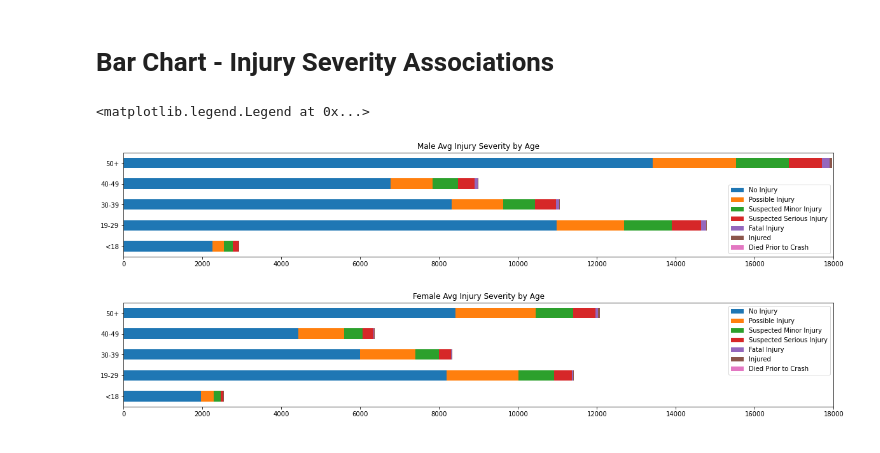
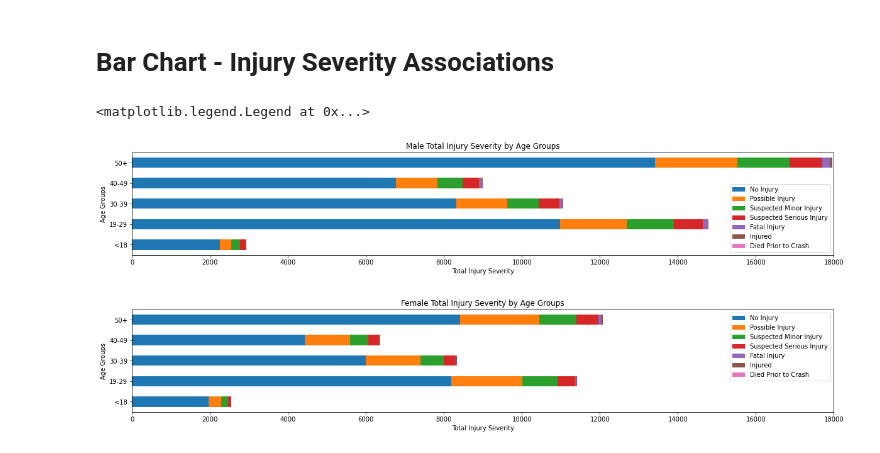
Before and after one commit to sudeshi1/Crash_Dummies, a Jupyter notebook: AutoInsuranceClaims.ipynb, the cells around one changed output. Drawn from its saved outputs; the diff is of its cells as text; code cells hidden in the pictures.

Commit message:
Added Labels to Graphs

```diff
--- a/AutoInsuranceClaims.ipynb
+++ b/AutoInsuranceClaims.ipynb
@@ -56,34 +56,38 @@ for x in range(7):
     ageGr5F = len(personCl.loc[(personCl['AGE_IM'] >= 50) & (personCl['SEX_IMNAME'] == 'Female') & (personCl['INJSEV_IM'] == x)])
 
     gr1M.append(ageGr1M)
     gr1F.append(ageGr1F)
     gr2M.append(ageGr2M)
     gr2F.append(ageGr2F)
     gr3M.append(ageGr3M)
     gr3F.append(ageGr3F)
     gr4M.append(ageGr4M)
     gr4F.append(ageGr4F)
     gr5M.append(ageGr5M)
     gr5F.append(ageGr5F)
 
 maleDf = pd.DataFrame({'<18': gr1M,
                           '19-29': gr2M,
                           '30-39': gr3M,
                           '40-49': gr4M,
                           '50+': gr5M})
 plt.rcParams["figure.figsize"] = (20,3)
-malePlot = maleDf.T.plot.barh(stacked = True, title = 'Male Avg Injury Severity by Age')
+malePlot = maleDf.T.plot.barh(stacked = True, title = 'Male Total Injury Severity by Age Groups')
 plt.xlim([0, 18000])
+plt.xlabel('Total Injury Severity')
+plt.ylabel('Age Groups')
 malePlot.legend(['No Injury', 'Possible Injury', 'Suspected Minor Injury', 'Suspected Serious Injury', 'Fatal Injury', 'Injured', 'Died Prior to Crash'])
 femaleDf = pd.DataFrame({'<18': gr1F,
                           '19-29': gr2F,
                           '30-39': gr3F,
                           '40-49': gr4F,
                           '50+': gr5F})
-femalePlot = femaleDf.T.plot.barh(stacked = True, title = 'Female Avg Injury Severity by Age')
+femalePlot = femaleDf.T.plot.barh(stacked = True, title = 'Female Total Injury Severity by Age Groups')
 plt.xlim([0, 18000])
+plt.xlabel('Total Injury Severity')
+plt.ylabel('Age Groups')
 femalePlot.legend(['No Injury', 'Possible Injury', 'Suspected Minor Injury', 'Suspected Serious Injury', 'Fatal Injury', 'Injured', 'Died Prior to Crash'])
 # %% [output]
 <matplotlib.legend.Legend at 0x...>
-[figure, old version]
+[figure, new version]
-[figure, old version]
+[figure, new version]
```
